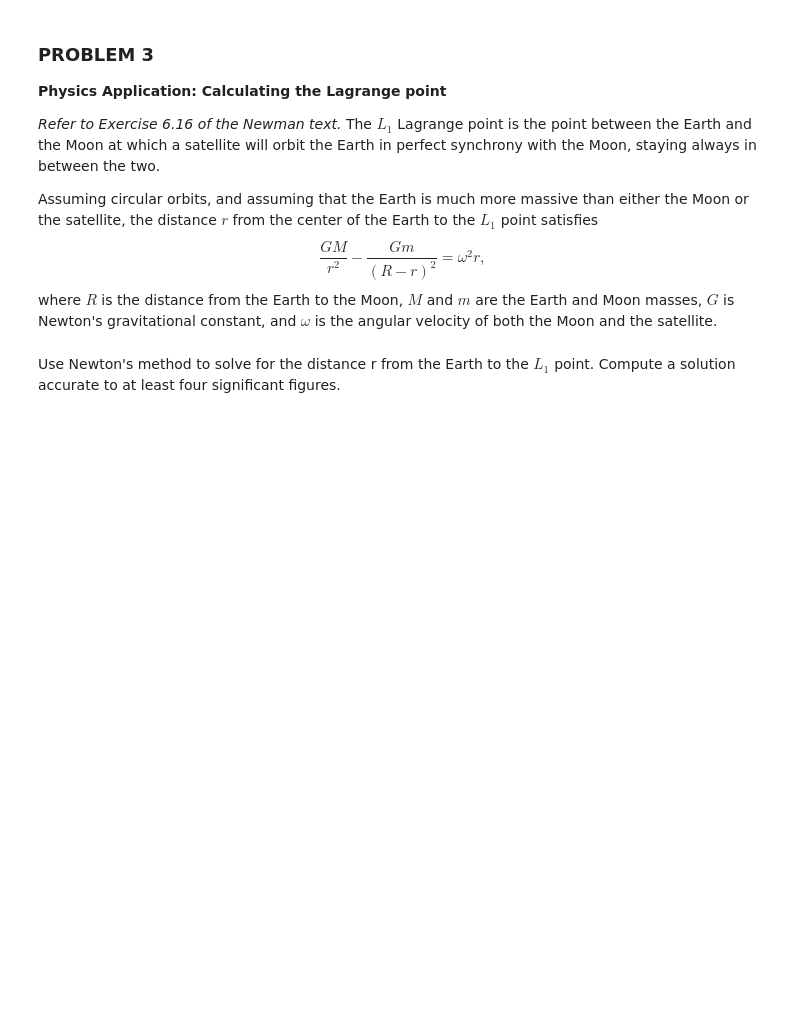
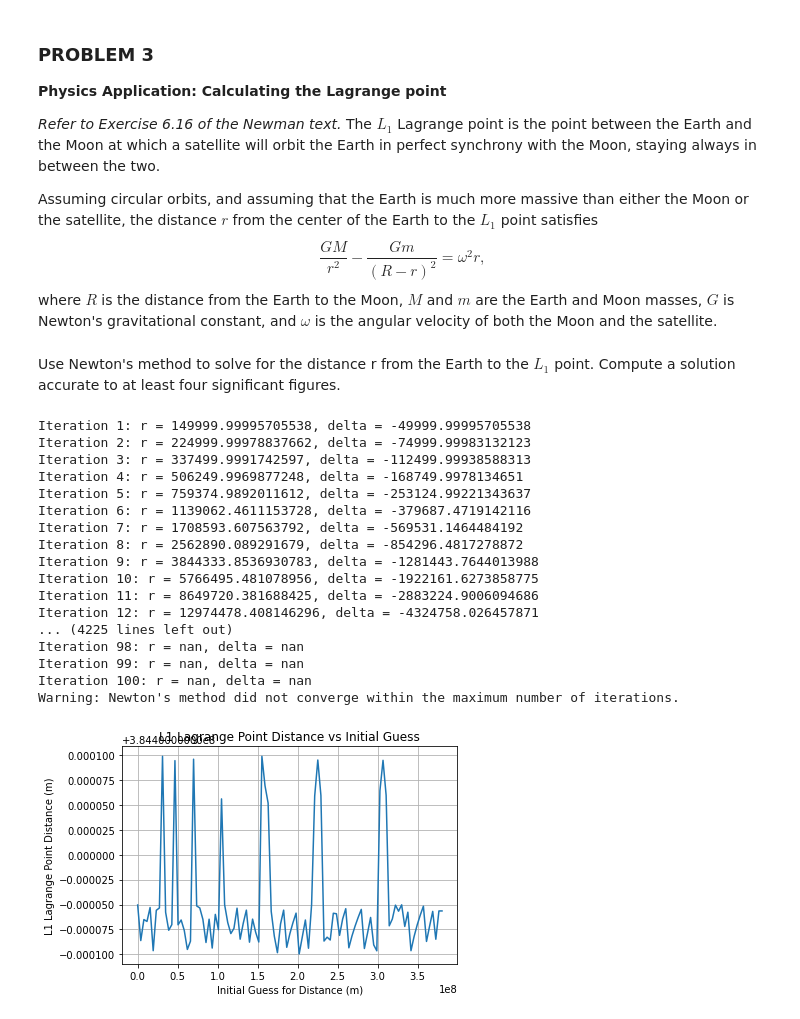
Before and after one commit to JasperTaburno/Apphy155_Repo_Taburno, a Jupyter notebook: lab_assignment_module2_Taburno.ipynb, the cells around one changed output. Drawn from its saved outputs; the diff is of its cells as text; code cells hidden in the pictures; blank space fills up the shorter version.

```diff
--- a/lab_assignment_module2_Taburno.ipynb
+++ b/lab_assignment_module2_Taburno.ipynb
@@ -70,3 +178,74 @@ $$ \begin{equation}
 where $R$ is the distance from the Earth to the Moon, $M$ and $m$ are the Earth and Moon masses, $G$ is Newton's gravitational constant, and $\omega$ is the angular velocity of both the Moon and the satellite.
 # %% [markdown]
 Use Newton's method to solve for the distance r from the Earth to the $L_1$ point. Compute a solution accurate to at least four significant figures.
+# %%
+import numpy as np
+import matplotlib.pyplot as plt
+
+def lagrange_point_distance(G, M, m, R, omega, initial_guess, tolerance=1e-4, max_iterations=100):
+    # Function representing the equation (GM/r^2) - (Gm/(R-r)^2) - omega^2 * r = 0
+    equation = lambda r: (G * M / r**2) - (G * m / (R - r)**2) - omega**2 * r if r != 0 and r != R else np.nan
+
+    # Derivative of the equation
+    derivative = lambda r: (-2 * G * M / r**3) + (2 * G * m / (R - r)**3) - omega**2 if r != 0 and r != R else np.nan
+
+    # Initialize the guess
+    r = initial_guess
+
+    # Iterative Newton's method
+    for i in range(max_iterations):
+        delta = equation(r) / derivative(r)
+        r -= delta
+
+        # Print intermediate values
+        print(f"Iteration {i + 1}: r = {r}, delta = {delta}")
+
+        # Check for convergence
+        if abs(delta) < tolerance:
+            return r
+
+    # Inform the user about non-convergence
+    print("Warning: Newton's method did not converge within the maximum number of iterations.")
+
+    # Return a special value to indicate non-convergence
+    return np.nan
+
+# Given parameters
+G = 6.67430e-11  # Newton's gravitational constant (m^3 kg^−1 s^−2)
+M = 5.972e24     # Earth mass (kg)
+m = 7.342e22     # Moon mass (kg)
+R = 3.844e8      # Distance from Earth to Moon (m)
+omega = 2.662e-6  # Angular velocity of the Moon and satellite (rad/s)
+
+# Generate a range of initial guesses
+initial_guesses = np.linspace(1e5, R, 100)
+
+# Calculate the Lagrange point distances for each initial guess
+lagrange_distances = [lagrange_point_distance(G, M, m, R, omega, guess) for guess in initial_guesses]
+
+# Plot the results
+plt.plot(initial_guesses, lagrange_distances)
+plt.xlabel('Initial Guess for Distance (m)')
+plt.ylabel('L1 Lagrange Point Distance (m)')
+plt.title('L1 Lagrange Point Distance vs Initial Guess')
+plt.grid(True)
+plt.show()
+# %% [output]
+Iteration 1: r = 149999.99995705538, delta = -49999.99995705538
+Iteration 2: r = 224999.99978837662, delta = -74999.99983132123
+Iteration 3: r = 337499.9991742597, delta = -112499.99938588313
+Iteration 4: r = 506249.9969877248, delta = -168749.9978134651
+Iteration 5: r = 759374.9892011612, delta = -253124.99221343637
+Iteration 6: r = 1139062.4611153728, delta = -379687.4719142116
+Iteration 7: r = 1708593.607563792, delta = -569531.1464484192
+Iteration 8: r = 2562890.089291679, delta = -854296.4817278872
+Iteration 9: r = 3844333.8536930783, delta = -1281443.7644013988
+Iteration 10: r = 5766495.481078956, delta = -1922161.6273858775
+Iteration 11: r = 8649720.381688425, delta = -2883224.9006094686
+Iteration 12: r = 12974478.408146296, delta = -4324758.026457871
+... (4225 lines left out)
+Iteration 98: r = nan, delta = nan
+Iteration 99: r = nan, delta = nan
+Iteration 100: r = nan, delta = nan
+Warning: Newton's method did not converge within the maximum number of iterations.
+[figure, added]
```
Also changed, not shown: parts of 3 cells of this notebook, 1 other file.
